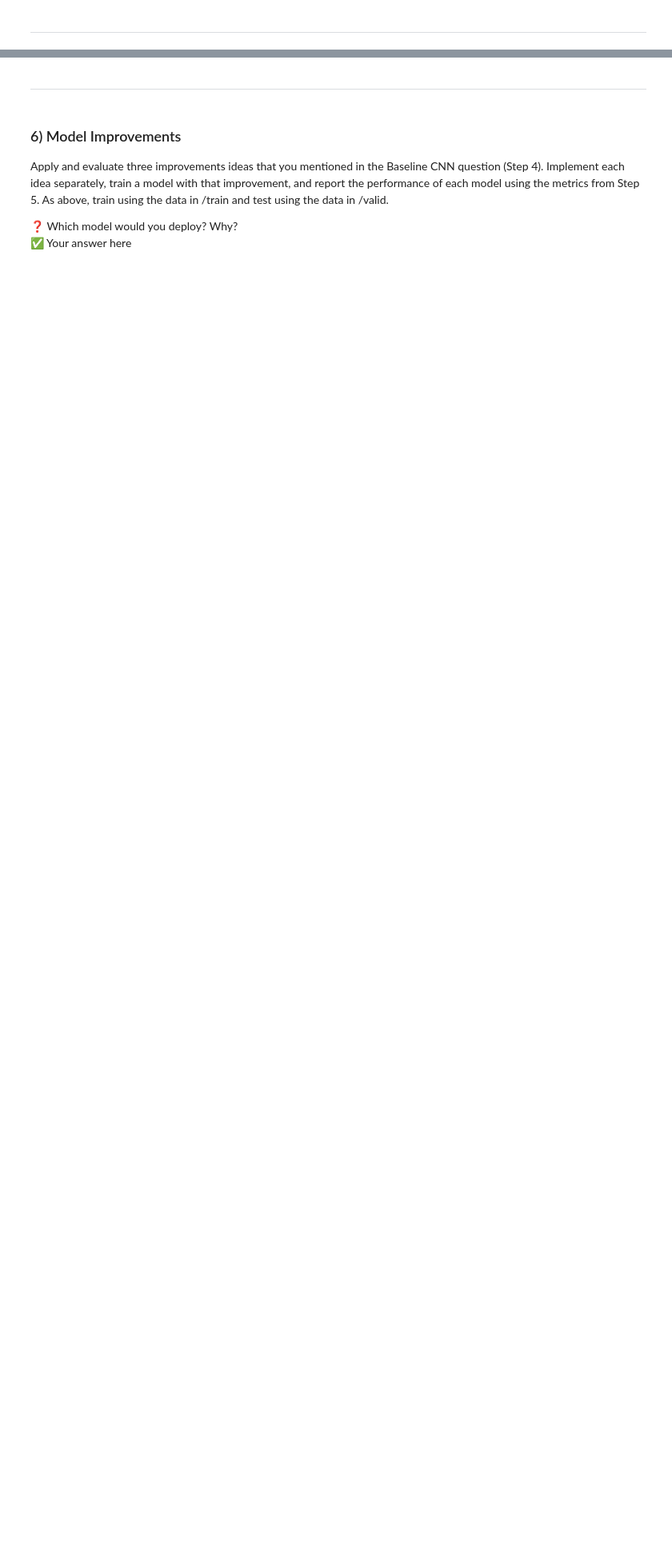
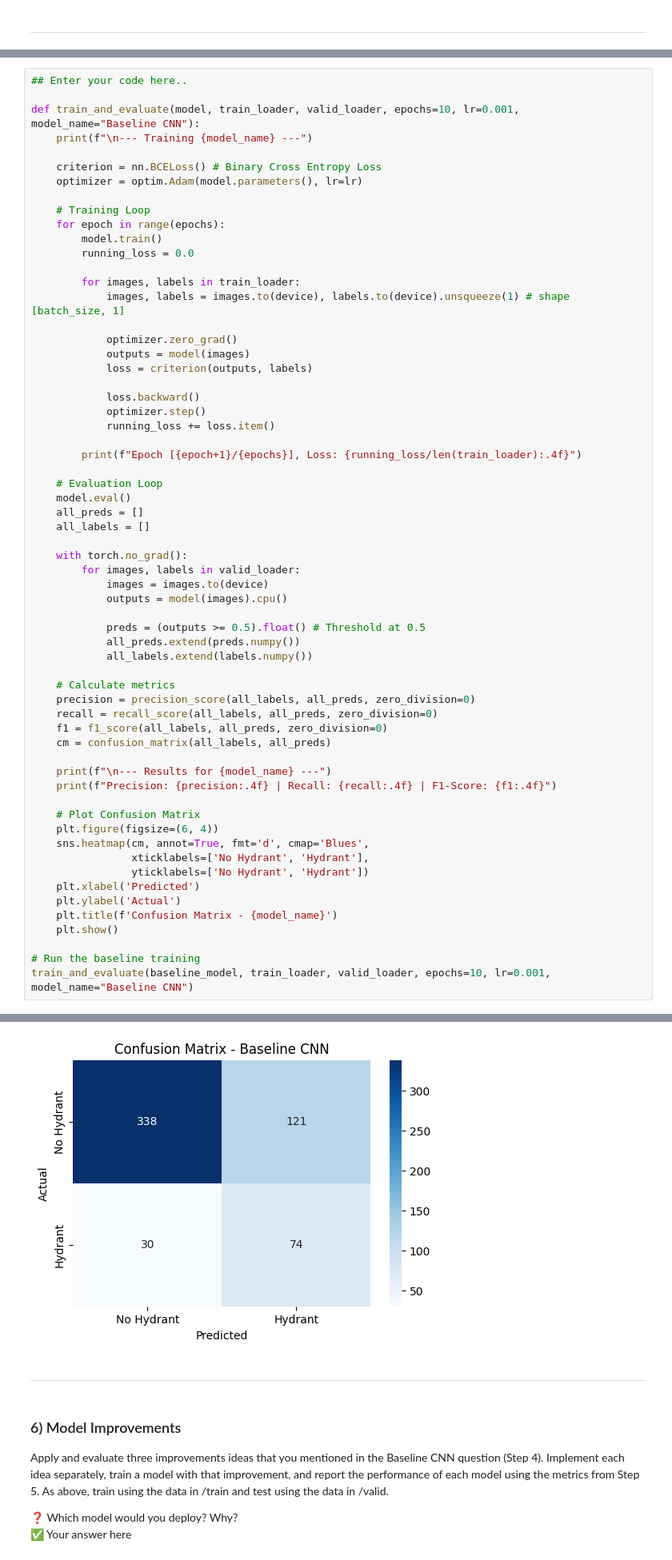
Before and after one commit to sanil04/SYSC-4415-Assignment-2, a Jupyter notebook: W2026/Assignments/A2/A2_SYSC4415_W26.ipynb, the cells around one changed output, grey strips where cells are left out. Shown at 80% size. Drawn from its saved outputs; the diff is of its cells as text; blank space fills up the shorter version.

```diff
--- a/W2026/Assignments/A2/A2_SYSC4415_W26.ipynb
+++ b/W2026/Assignments/A2/A2_SYSC4415_W26.ipynb
@@ -235,0 +349,63 @@ Display the confusion matrix.
+# %%
+## Enter your code here..
+
+def train_and_evaluate(model, train_loader, valid_loader, epochs=10, lr=0.001, model_name="Baseline CNN"):
+    print(f"\n--- Training {model_name} ---")
+
+    criterion = nn.BCELoss() # Binary Cross Entropy Loss
+    optimizer = optim.Adam(model.parameters(), lr=lr)
+
+    # Training Loop
+    for epoch in range(epochs):
+        model.train()
+        running_loss = 0.0
+
+        for images, labels in train_loader:
+            images, labels = images.to(device), labels.to(device).unsqueeze(1) # shape [batch_size, 1]
+
+            optimizer.zero_grad()
+            outputs = model(images)
+            loss = criterion(outputs, labels)
+
+            loss.backward()
+            optimizer.step()
+            running_loss += loss.item()
+
+        print(f"Epoch [{epoch+1}/{epochs}], Loss: {running_loss/len(train_loader):.4f}")
+
+    # Evaluation Loop
+    model.eval()
+    all_preds = []
+    all_labels = []
+
+    with torch.no_grad():
+        for images, labels in valid_loader:
+            images = images.to(device)
+            outputs = model(images).cpu()
+
+            preds = (outputs >= 0.5).float() # Threshold at 0.5
+            all_preds.extend(preds.numpy())
+            all_labels.extend(labels.numpy())
+
+    # Calculate metrics
+    precision = precision_score(all_labels, all_preds, zero_division=0)
+    recall = recall_score(all_labels, all_preds, zero_division=0)
+    f1 = f1_score(all_labels, all_preds, zero_division=0)
+    cm = confusion_matrix(all_labels, all_preds)
+
+    print(f"\n--- Results for {model_name} ---")
+    print(f"Precision: {precision:.4f} | Recall: {recall:.4f} | F1-Score: {f1:.4f}")
+
+    # Plot Confusion Matrix
+    plt.figure(figsize=(6, 4))
+    sns.heatmap(cm, annot=True, fmt='d', cmap='Blues',
+                xticklabels=['No Hydrant', 'Hydrant'],
+                yticklabels=['No Hydrant', 'Hydrant'])
+    plt.xlabel('Predicted')
+    plt.ylabel('Actual')
+    plt.title(f'Confusion Matrix - {model_name}')
+    plt.show()
+
+# Run the baseline training
+train_and_evaluate(baseline_model, train_loader, valid_loader, epochs=10, lr=0.001, model_name="Baseline CNN")
+# %% [output]
@@ -236,3 +426,4 @@ Display the confusion matrix.
+[figure, added]
 # %% [markdown]
 ---
 # %% [markdown]
```
Also changed, not shown: parts of 11 cells of this notebook.
